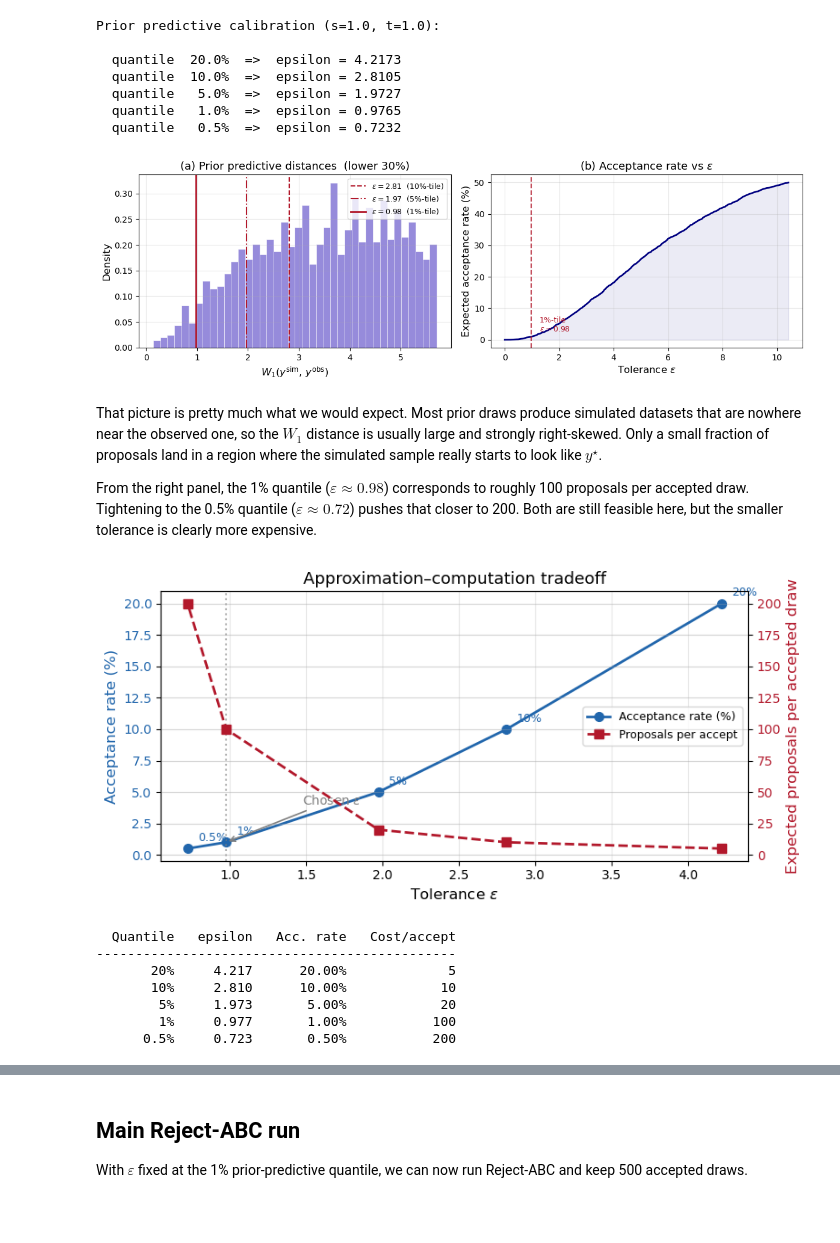
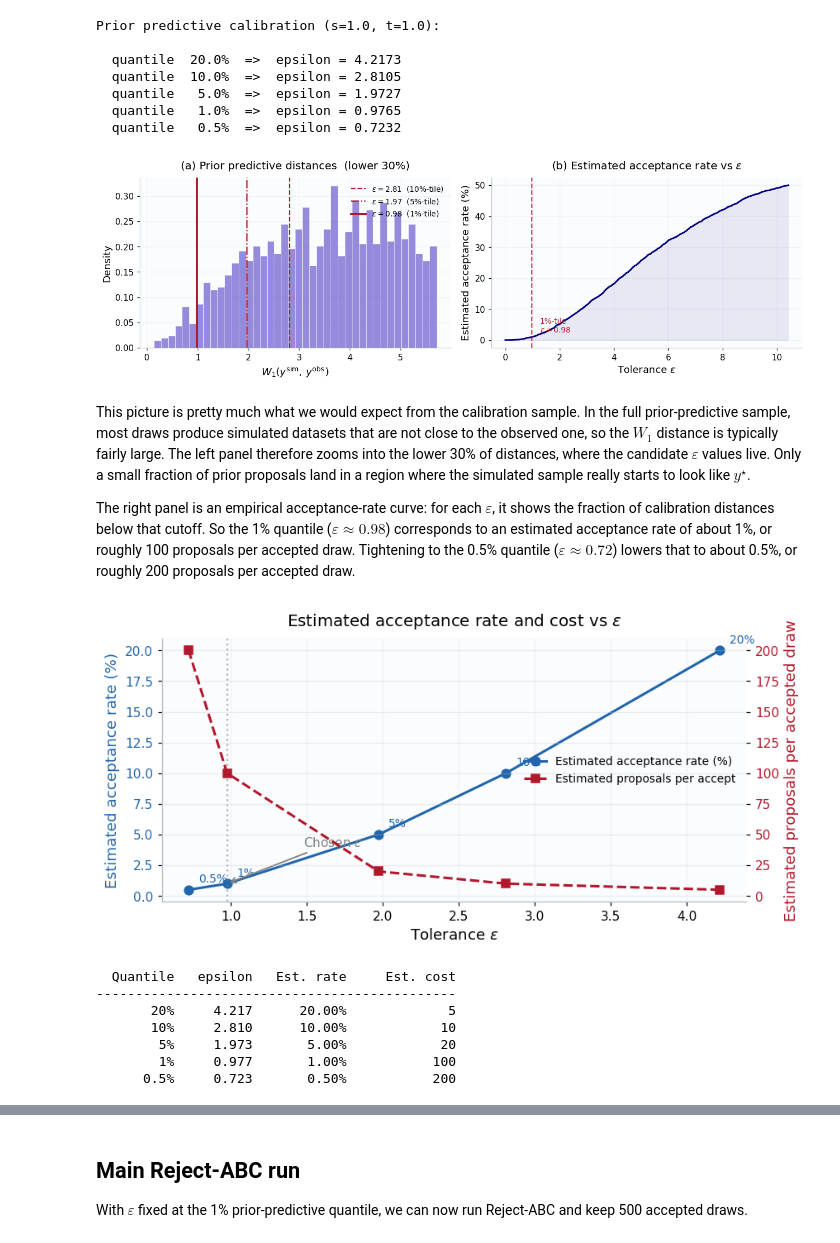
Before and after one commit to Ramei6/Monte-Carlo---Likelihood-free-inference-and-sums-of-log-normal-variates, a Jupyter notebook: Reject_ABC.ipynb, the cells around one changed output, grey strips where cells are left out. Drawn from its saved outputs; the diff is of its cells as text; code cells hidden in the pictures; blank space fills up the shorter version.

```diff
--- a/Reject_ABC.ipynb
+++ b/Reject_ABC.ipynb
@@ -376,69 +376,69 @@ axes[1].annotate(f"1%-tile\n$\\varepsilon={eps_table[0.01]:.2f}$",
                  ha="left", va="bottom",
                  xytext=(eps_table[0.01] + 0.3, 2))
 axes[1].set_xlabel(r"Tolerance $\varepsilon$")
-axes[1].set_ylabel("Expected acceptance rate (%)")
-axes[1].set_title(r"(b) Acceptance rate vs $\varepsilon$")
+axes[1].set_ylabel("Estimated acceptance rate (%)")
+axes[1].set_title(r"(b) Estimated acceptance rate vs $\varepsilon$")
 
 plt.tight_layout()
 plt.show()
 # %% [output]
-[figure, old version]
+[figure, new version]
 # %% [markdown]
-That picture is pretty much what we would expect. Most prior draws produce simulated datasets that are nowhere near the observed one, so the $W_1$ distance is usually large and strongly right-skewed. Only a small fraction of proposals land in a region where the simulated sample really starts to look like $y^\star$.
+This picture is pretty much what we would expect from the calibration sample. In the full prior-predictive sample, most draws produce simulated datasets that are not close to the observed one, so the $W_1$ distance is typically fairly large. The left panel therefore zooms into the lower 30% of distances, where the candidate $\varepsilon$ values live. Only a small fraction of prior proposals land in a region where the simulated sample really starts to look like $y^\star$.
 
-From the right panel, the 1% quantile ($\varepsilon \approx 0.98$) corresponds to roughly 100 proposals per accepted draw. Tightening to the 0.5% quantile ($\varepsilon \approx 0.72$) pushes that closer to 200. Both are still feasible here, but the smaller tolerance is clearly more expensive.
+The right panel is an empirical acceptance-rate curve: for each $\varepsilon$, it shows the fraction of calibration distances below that cutoff. So the 1% quantile ($\varepsilon \approx 0.98$) corresponds to an estimated acceptance rate of about 1%, or roughly 100 proposals per accepted draw. Tightening to the 0.5% quantile ($\varepsilon \approx 0.72$) lowers that to about 0.5%, or roughly 200 proposals per accepted draw.
 # %%
-# Compute acceptance rate and cost for a grid of epsilon values
+# Compute empirical acceptance rate and cost for candidate epsilon values
 eps_candidates = np.array([eps_table[q] for q in [0.20, 0.10, 0.05, 0.01, 0.005]])
 q_labels = ["20%", "10%", "5%", "1%", "0.5%"]
 acc_rates = np.array([(calib_dists <= e).mean() for e in eps_candidates])
-cost_per_accept = 1.0 / acc_rates  # expected proposals per accepted draw
+cost_per_accept = 1.0 / acc_rates  # empirical proposals per accepted draw
 
 fig, ax1 = plt.subplots(figsize=(8, 4))
 
 # Left axis: acceptance rate
 ln1 = ax1.plot(eps_candidates, acc_rates * 100, "o-", color=C_BLUE, lw=2,
-               ms=7, label="Acceptance rate (%)")
+               ms=7, label="Estimated acceptance rate (%)")
 ax1.set_xlabel(r"Tolerance $\varepsilon$")
-ax1.set_ylabel("Acceptance rate (%)", color=C_BLUE)
+ax1.set_ylabel("Estimated acceptance rate (%)", color=C_BLUE)
 ax1.tick_params(axis="y", labelcolor=C_BLUE)
 
 # Right axis: cost per accepted draw
 ax2 = ax1.twinx()
 ln2 = ax2.plot(eps_candidates, cost_per_accept, "s--", color=C_RED, lw=2,
-               ms=7, label="Proposals per accept")
-ax2.set_ylabel("Expected proposals per accepted draw", color=C_RED)
+               ms=7, label="Estimated proposals per accept")
+ax2.set_ylabel("Estimated proposals per accepted draw", color=C_RED)
 ax2.tick_params(axis="y", labelcolor=C_RED)
 
 # Annotate each point with the quantile label
 for e, q_lab, rate, cost in zip(eps_candidates, q_labels, acc_rates, cost_per_accept):
     ax1.annotate(q_lab, (e, rate * 100), textcoords="offset points",
                  xytext=(8, 6), fontsize=9, color=C_BLUE)
 
 # Highlight the chosen epsilon
 ax1.axvline(eps_table[0.01], color="gray", ls=":", lw=1.5, alpha=0.6)
 ax1.annotate(r"Chosen $\varepsilon$", xy=(eps_table[0.01], acc_rates[3]*100),
              xytext=(eps_table[0.01] + 0.5, acc_rates[3]*100 + 3),
              fontsize=10, color="gray",
              arrowprops=dict(arrowstyle="->", color="gray", lw=1.2))
 
 # Combined legend
 lns = ln1 + ln2
 labs = [l.get_label() for l in lns]
 ax1.legend(lns, labs, fontsize=9, loc="center right")
 
-ax1.set_title(r"Approximation–computation tradeoff")
+ax1.set_title(r"Estimated acceptance rate and cost vs $\varepsilon$")
 plt.tight_layout()
 plt.show()
 
 # Print table
-print(f"{'Quantile':>10s}  {'epsilon':>8s}  {'Acc. rate':>10s}  {'Cost/accept':>12s}")
+print(f"{'Quantile':>10s}  {'epsilon':>8s}  {'Est. rate':>10s}  {'Est. cost':>12s}")
 print("-" * 46)
 for q_lab, e, rate, cost in zip(q_labels, eps_candidates, acc_rates, cost_per_accept):
     print(f"{q_lab:>10s}  {e:8.3f}  {100*rate:9.2f}%  {cost:12.0f}")
 # %% [output]
-[figure, old version]
+[figure, new version]
-  Quantile   epsilon   Acc. rate   Cost/accept
+  Quantile   epsilon   Est. rate     Est. cost
 ----------------------------------------------
        20%     4.217      20.00%             5
        10%     2.810      10.00%            10
```
Also changed, not shown: parts of 3 cells of this notebook, 1 other file.
